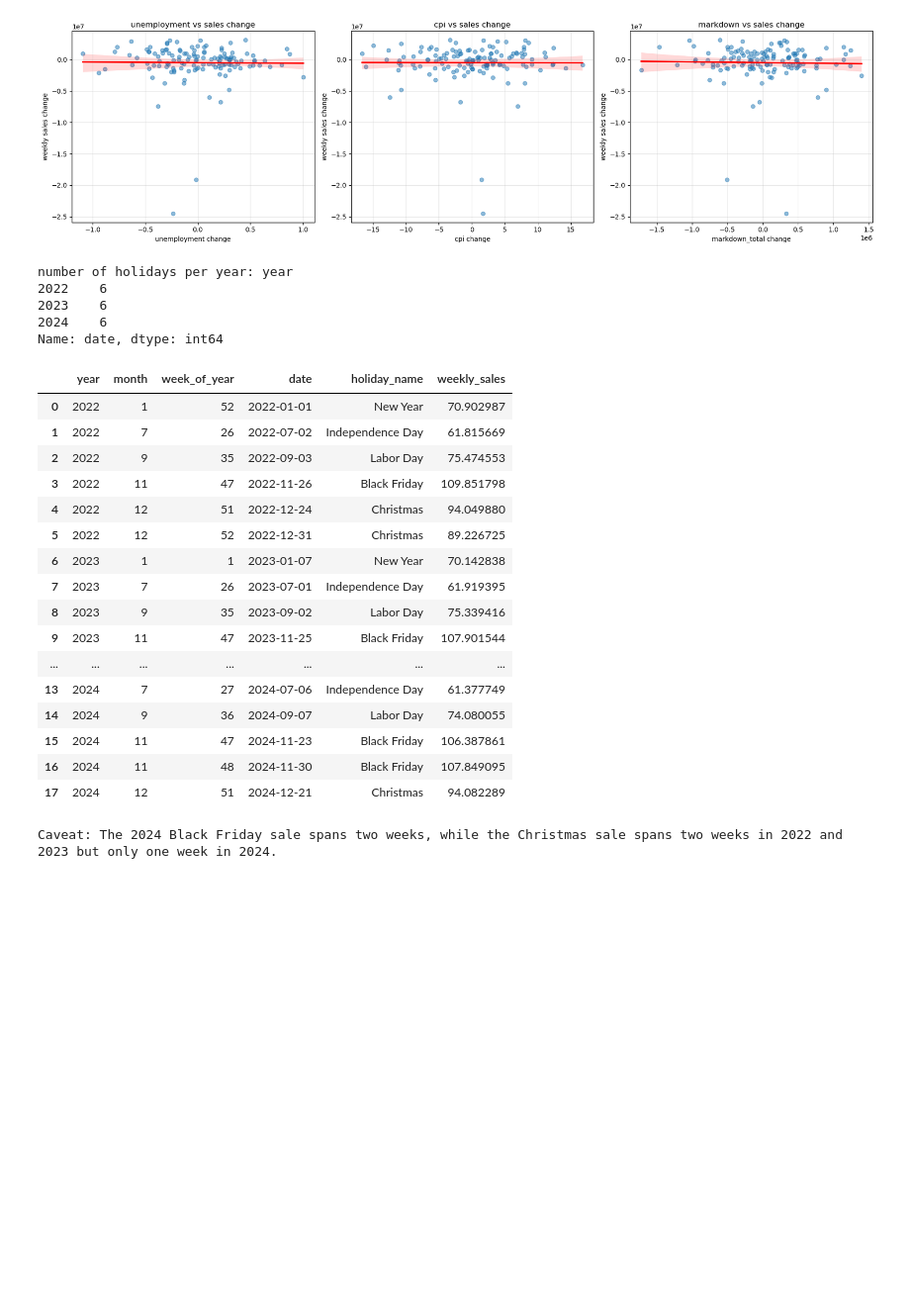
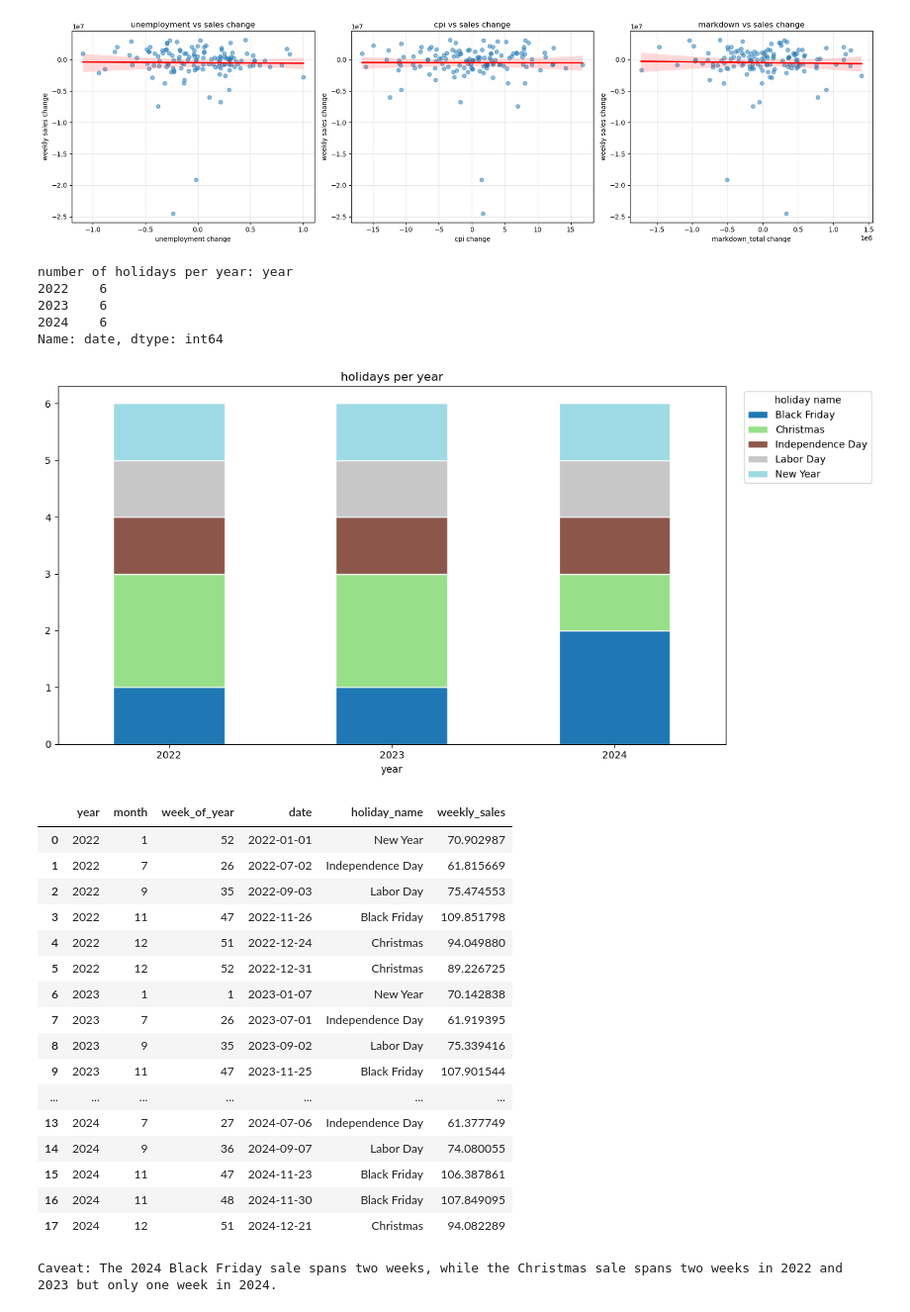
Before and after one commit to paolomags100/predictive-model-retail-sales-forecast, a Jupyter notebook: jupyter-nb/retail_sales_forecasting.ipynb, the cells around one changed output. Shown at 99% size. Cells and saved outputs as stored; diff of their text form; code cells hidden in the pictures; blank space fills up the shorter version.

Commit message:
added images

```diff
--- a/jupyter-nb/retail_sales_forecasting.ipynb
+++ b/jupyter-nb/retail_sales_forecasting.ipynb
@@ -647,21 +645,45 @@ plt.show()
 # %%
 # display holiday weeks
 print("number of holidays per year:", retail_sales[retail_sales['is_holiday'] == 1].groupby('year')['date'].nunique())
 
+# stacked bar count of holidays per year
+holiday_counts = (
+    retail_sales[retail_sales['is_holiday'] == 1]
+    .groupby(['year', 'holiday_name'])['date']
+    .nunique()
+    .unstack(fill_value=0)
+)
+
+holiday_counts.plot(
+    kind='bar',
+    stacked=True,
+    figsize=(12, 6),
+    colormap='tab20',
+    edgecolor='white'
+)
+
+plt.title('holidays per year')
+plt.xticks(rotation=0)
+plt.legend(title='holiday name', bbox_to_anchor=(1.02, 1), loc='upper left')
+plt.tight_layout()
+plt.show()
+
+#table holidays across time
 display(
     retail_sales[retail_sales['is_holiday'] == 1]
     .groupby(['year', 'month', 'week_of_year', 'date', 'holiday_name'])['weekly_sales']
     .sum()
     .div(1000000)
     .reset_index()
     .sort_values(['year', 'date'])
 )
 # %% [output]
 number of holidays per year: year
 2022    6
 2023    6
 2024    6
 Name: date, dtype: int64
+[figure, added]
 |  | year | month | week_of_year | date | holiday_name | weekly_sales |
 | 0 | 2022 | 1 | 52 | 2022-01-01 | New Year | 70.902987 |
 | 1 | 2022 | 7 | 26 | 2022-07-02 | Independence Day | 61.815669 |
```
Also changed, not shown: parts of 1 cell of this notebook, 5 other files.
